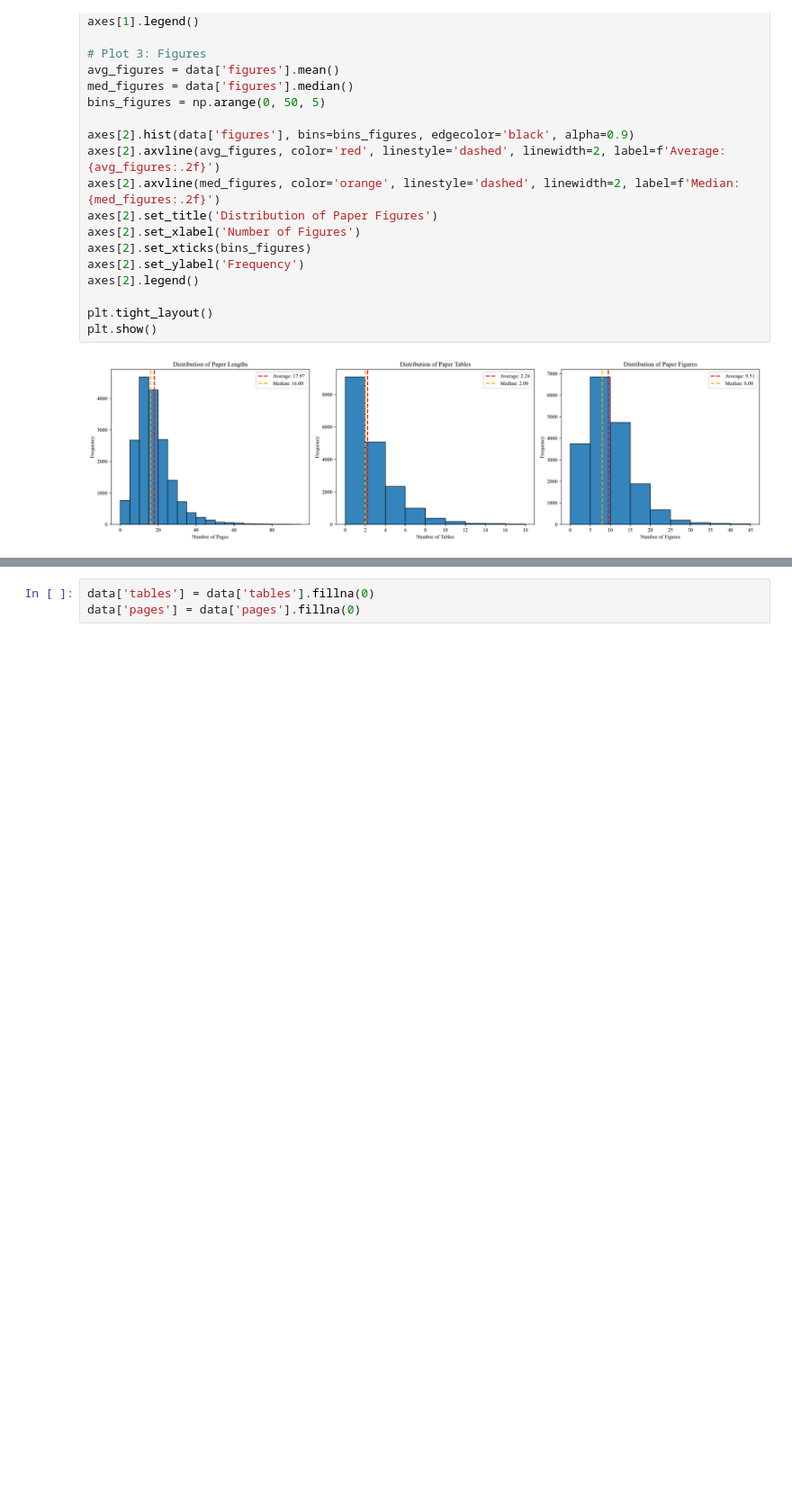
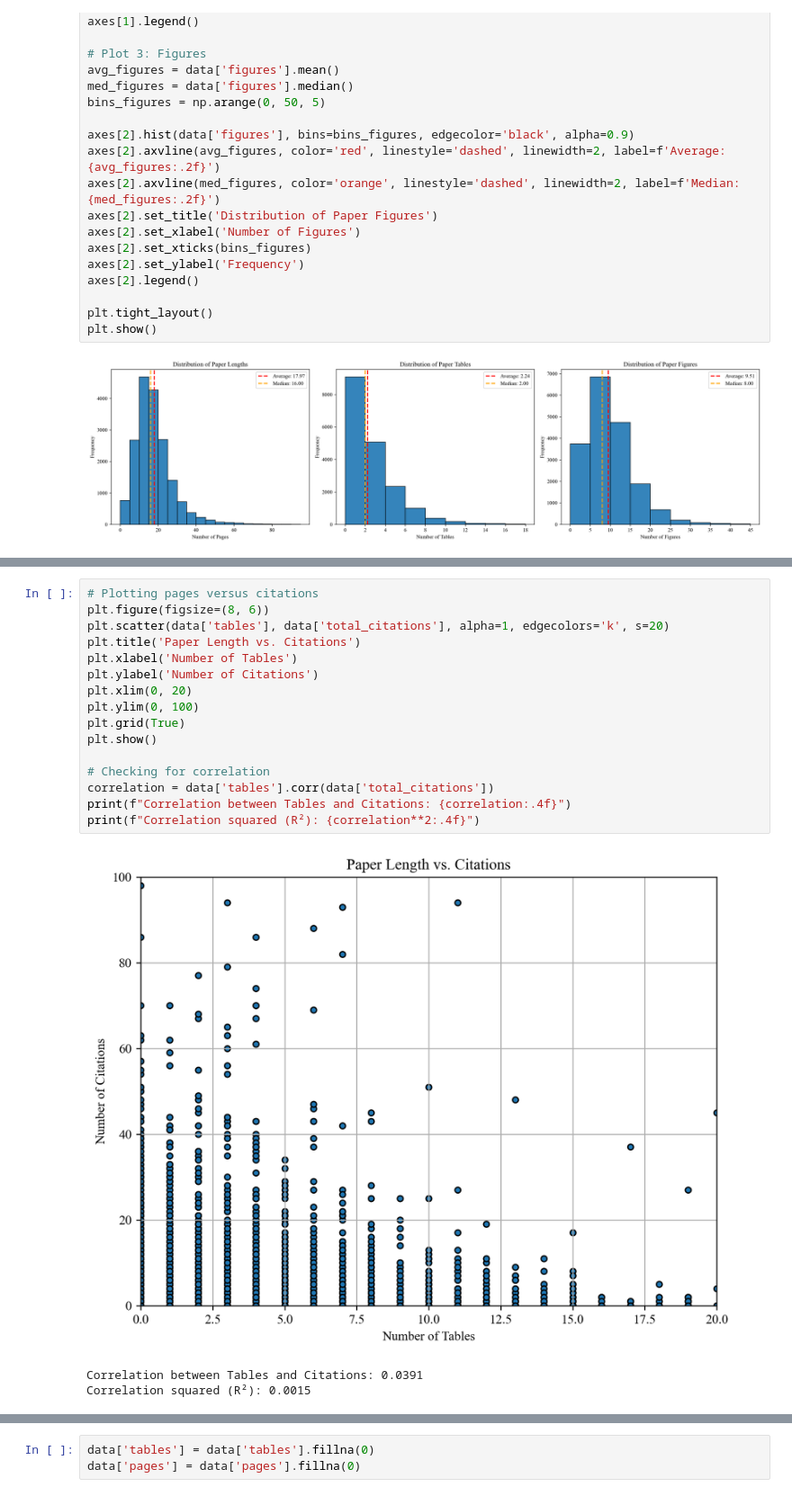
Before and after one commit to romms921/arXiver, a Jupyter notebook: analysis.ipynb, the cells around one changed output, grey strips where cells are left out. Shown at 90% size. Drawn from its saved outputs; the diff is of its cells as text; blank space fills up the shorter version.

```diff
--- a/analysis.ipynb
+++ b/analysis.ipynb
@@ -229,0 +250,20 @@ plt.show()
+# %%
+# Plotting pages versus citations
+plt.figure(figsize=(8, 6))
+plt.scatter(data['tables'], data['total_citations'], alpha=1, edgecolors='k', s=20)
+plt.title('Paper Length vs. Citations')
+plt.xlabel('Number of Tables')
+plt.ylabel('Number of Citations')
+plt.xlim(0, 20)
+plt.ylim(0, 100)
+plt.grid(True)
+plt.show()
+
+# Checking for correlation
+correlation = data['tables'].corr(data['total_citations'])
+print(f"Correlation between Tables and Citations: {correlation:.4f}")
+print(f"Correlation squared (R²): {correlation**2:.4f}")
+# %% [output]
+[figure, added]
+Correlation between Tables and Citations: 0.0391
+Correlation squared (R²): 0.0015
```
Also changed, not shown: parts of 5 cells of this notebook.
